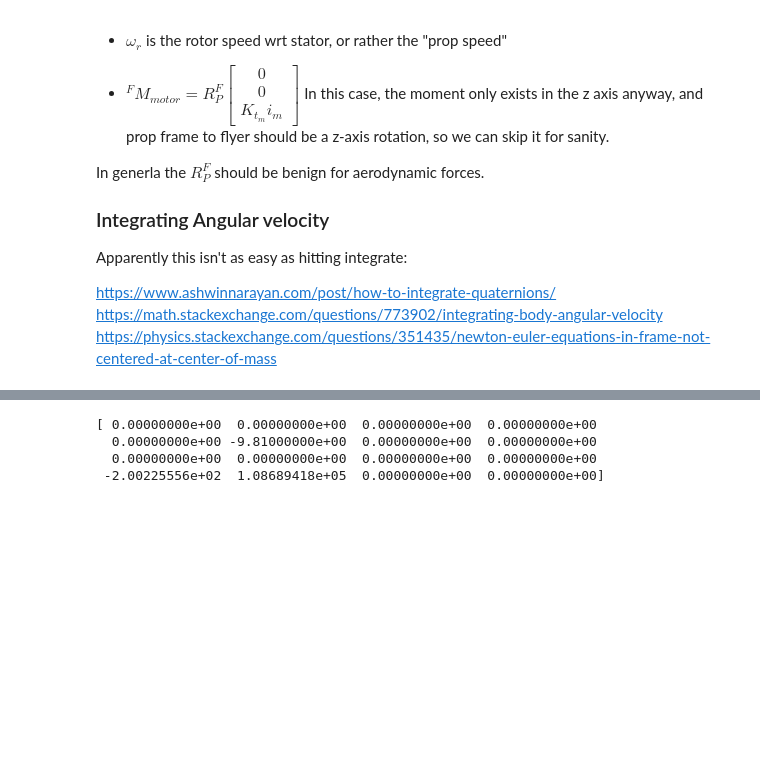
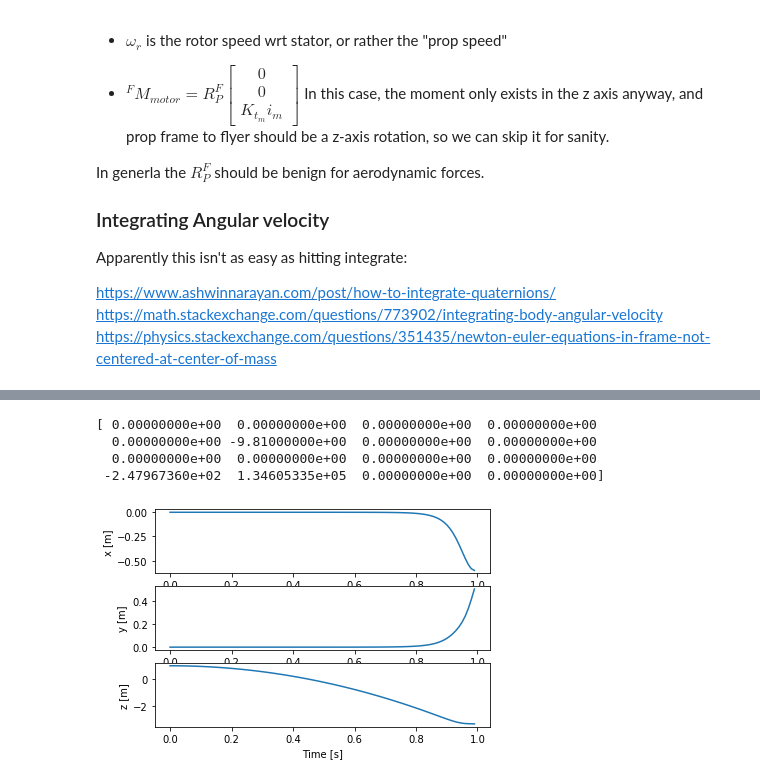
Before and after one commit to rebeccali/shrimpy, a Jupyter notebook: src/ShrimpSimulator.ipynb, the cells around one changed output, grey strips where cells are left out. Drawn from its saved outputs; the diff is of its cells as text; code cells hidden in the pictures; blank space fills up the shorter version.

Commit message:
Added Plotting Utilities

```diff
--- a/src/ShrimpSimulator.ipynb
+++ b/src/ShrimpSimulator.ipynb
@@ -872,10 +882,10 @@ $${}^F \dot{\omega}_b = ({}^F I_P + {}^F I_b + {}^F I_{total})^{-1} \left( {}^F
 # %%
 
-def flyerODE(t, odeState, p, pwm):
+def flyerOde(odeState, t, p):
     """ This assembles everything for the ode integration and returns dx/dt in the Flyer Frame
         Arguments:
+            odeState: the 1x16 np array containing the state vector.
             t: a time instant. Unused, since this is a time-invariant system.
-            odeState: the 1x16 np array containing the state vector.
             p: ShrimpParameters
             The ODE state vector is as follows:
             odeState[0] = x body position in world frame
@@ -894,7 +904,7 @@ def flyerODE(t, odeState, p, pwm):
             odeState[13] = yawDot_b2p is the prop speed wrt body frame (stator frame)
             odeState[14] = yaw_f2b from flyer to stator/body frame
             odeState[15] = yaw_b2p from stator/body to rotor/prop frame
-
+        Returns the derivative of the ODE state vector.
     """
     # Set up useful quantities
     s = ShrimpState.fromOdeState(odeState) # ShrimpState
@@ -920,7 +930,10 @@ def flyerODE(t, odeState, p, pwm):
     inertia_f = rotateTensor(p.inertia_b, rot_b2f)
 
     ### CALCULATIONS BELOW ###### ------------------------------------------------------------
-    # Calculate Aerodynamic Forces\
+    # Calculate controller
+    pwm = shrimpController(p, s)
+
+    # Calculate Aerodynamic Forces
     (bodyForce_b, bodyMoment_b) = getPropForceMoment(p.bodyPropParams, p, s)
     (shaftForce_b, shaftMoment_b) = getPropForceMoment(p.shaftPropParams, p, s)
     bodyMoment_f = rot_b2f.dot(bodyMoment_b)
@@ -993,7 +1006,7 @@ def testOdeFun():
     t = 0
     x = np.zeros(16)
     pwm = 0.5
-    dX = flyerODE(t, x, params, pwm)
+    dX = flyerOde(x, t, params)
     print(dX)
 
 testOdeFun()
@@ -1001,4 +1014,4 @@ testOdeFun()
 [ 0.00000000e+00  0.00000000e+00  0.00000000e+00  0.00000000e+00
   0.00000000e+00 -9.81000000e+00  0.00000000e+00  0.00000000e+00
   0.00000000e+00  0.00000000e+00  0.00000000e+00  0.00000000e+00
- -2.00225556e+02  1.08689418e+05  0.00000000e+00  0.00000000e+00]
+ -2.47967360e+02  1.34605335e+05  0.00000000e+00  0.00000000e+00]
@@ -1008,0 +1018,36 @@ def initialOdeState():
+# %%
+from scipy.integrate import odeint
+from plotShrimp import plotOdeStates
+
+def initialOdeState():
+    r_w2b_w = np.array([0, 0, 1])
+    vel_w2b_w = np.array([0, 0, 0])
+    euler_w2f = np.array([0.01, 0.01, 0]) * np.pi/180.
+    angvel_w2f_f = np.array([0, 0, 0])
+    inflowVel = 0
+    yaw_b2p = 0
+    yaw_f2b = 0
+    yawDot_f2b = rpm2RadiansPerSecond(10)
+    yawDot_b2p = rpm2RadiansPerSecond(500)
+    odeState = np.zeros(16)
+    odeState[0:3] = r_w2b_w
+    odeState[3:6] = vel_w2b_w
+    odeState[6:9] = euler_w2f
+    odeState[9:12] = angvel_w2f_f
+    odeState[12] = yawDot_f2b
+    odeState[13] = yawDot_b2p
+    odeState[14] = yaw_f2b
+    odeState[15] = yaw_b2p
+    return odeState
+
+def runSimulation():
+    y0 = initialOdeState()
+    parameters = defaultShrimpParams()
+    t = np.arange(0, 1, 0.01)
+    states = odeint(flyerOde, y0, t, args=(parameters,))
+    plotOdeStates(states, t)
+    return (states,t)
+
+(sol,t) = runSimulation()
+# %% [output]
+[figure, added]
```
Also changed, not shown: parts of 6 cells of this notebook, 1 other file.
